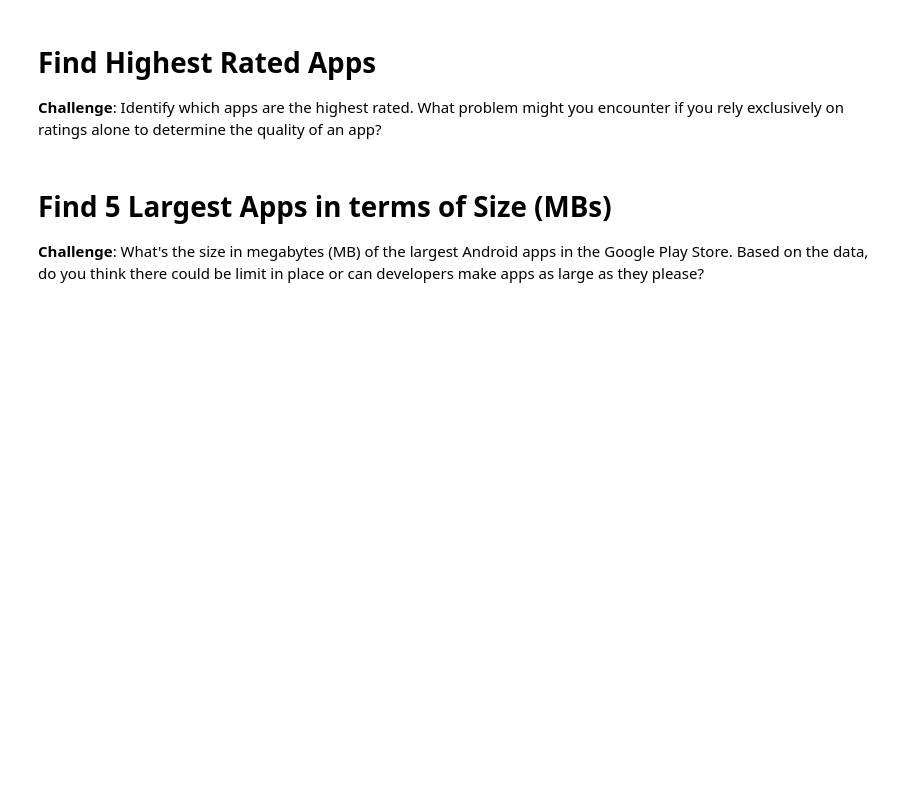
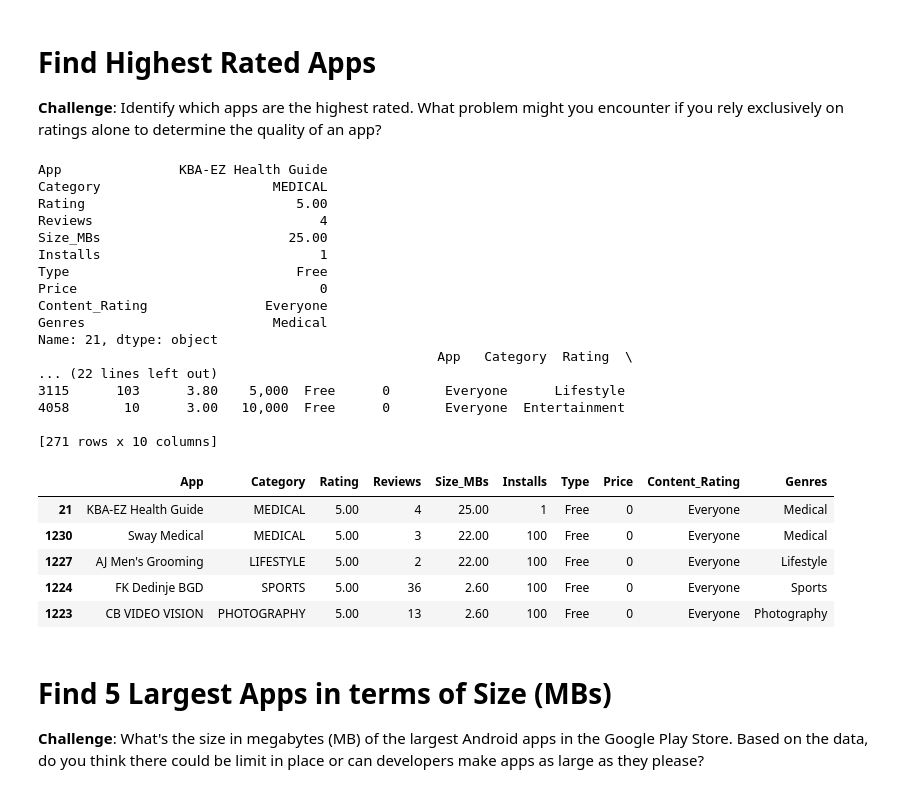
Before and after one commit to sojourn99/google-playstore, a Jupyter notebook: Google_Play_Store_App_Analytics_(start).ipynb, the cells around one changed output. Saved outputs shown, nothing was run; the diff lists cells and outputs as text; code cells hidden in the pictures; blank space fills up the shorter version.

```diff
--- a/Google_Play_Store_App_Analytics_(start).ipynb
+++ b/Google_Play_Store_App_Analytics_(start).ipynb
@@ -136,6 +136,34 @@ df_apps_clean.shape
 # Find Highest Rated Apps
 
 **Challenge**: Identify which apps are the highest rated. What problem might you encounter if you rely exclusively on ratings alone to determine the quality of an app?
+# %%
+print(df_apps_clean.loc[df_apps_clean['Rating'].idxmax()])
+print(df_apps_clean.loc[df_apps_clean['Rating'] == 5.00])
+df_apps_clean.sort_values('Rating', ascending=False).head()
+# %% [output]
+App               KBA-EZ Health Guide
+Category                      MEDICAL
+Rating                           5.00
+Reviews                             4
+Size_MBs                        25.00
+Installs                            1
+Type                             Free
+Price                               0
+Content_Rating               Everyone
+Genres                        Medical
+Name: 21, dtype: object
+                                                   App   Category  Rating  \
+... (22 lines left out)
+3115      103      3.80    5,000  Free      0       Everyone      Lifestyle
+4058       10      3.00   10,000  Free      0       Everyone  Entertainment
+
+[271 rows x 10 columns]
+|  | App | Category | Rating | Reviews | Size_MBs | Installs | Type | Price | Content_Rating | Genres |
+| 21 | KBA-EZ Health Guide | MEDICAL | 5.00 | 4 | 25.00 | 1 | Free | 0 | Everyone | Medical |
+| 1230 | Sway Medical | MEDICAL | 5.00 | 3 | 22.00 | 100 | Free | 0 | Everyone | Medical |
+| 1227 | AJ Men's Grooming | LIFESTYLE | 5.00 | 2 | 22.00 | 100 | Free | 0 | Everyone | Lifestyle |
+| 1224 | FK Dedinje BGD | SPORTS | 5.00 | 36 | 2.60 | 100 | Free | 0 | Everyone | Sports |
+| 1223 | CB VIDEO VISION | PHOTOGRAPHY | 5.00 | 13 | 2.60 | 100 | Free | 0 | Everyone | Photography |
 # %% [markdown]
 # Find 5 Largest Apps in terms of Size (MBs)
 
```
Also changed, not shown: parts of 4 cells of this notebook.
